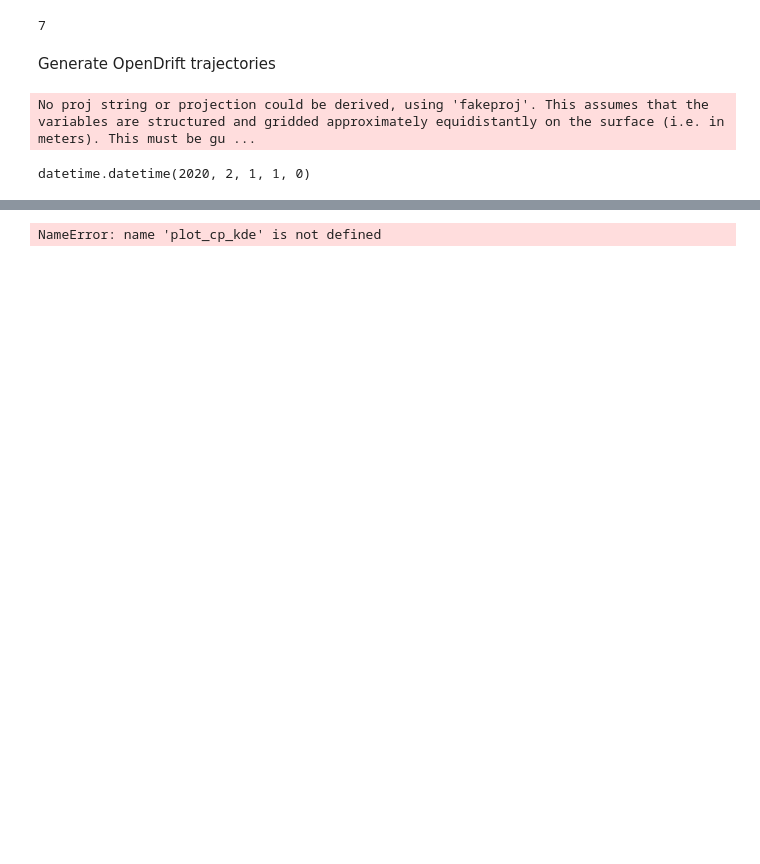
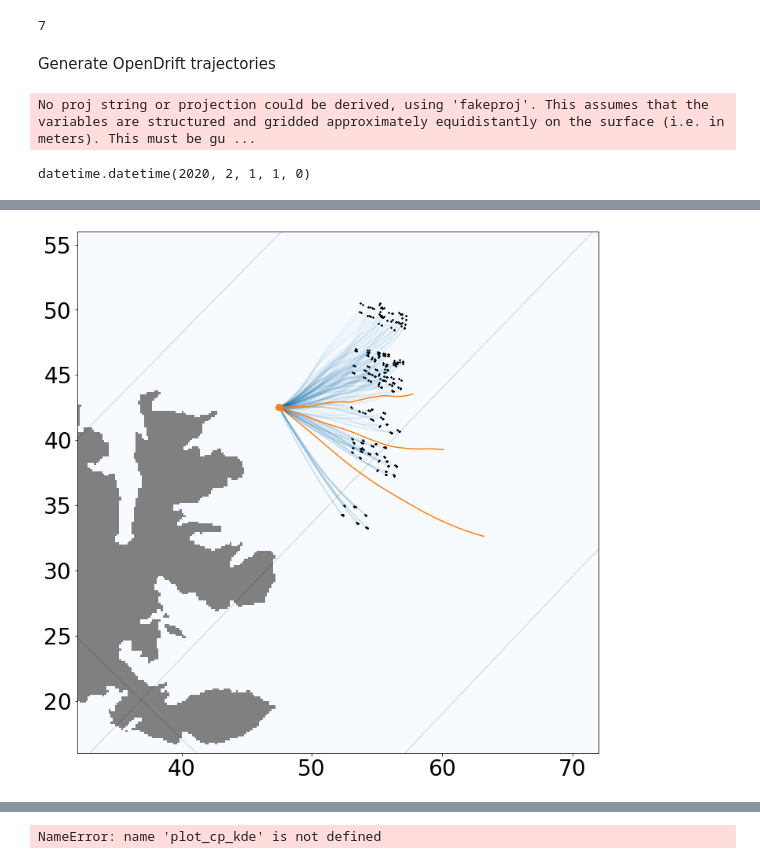
Before and after one commit to sintefmath/reduced-gravity-ocean-model, a Jupyter notebook: notebooks/NorthCape/Barents-BarotropicDrifters.ipynb, the cells around one changed output, grey strips where cells are left out. Cells and saved outputs as stored; diff of their text form; code cells hidden in the pictures; blank space fills up the shorter version.

Commit message:
Minor updates in the plots

```diff
--- a/notebooks/NorthCape/Barents-BarotropicDrifters.ipynb
+++ b/notebooks/NorthCape/Barents-BarotropicDrifters.ipynb
@@ -400,7 +400,7 @@ Import saved results
 from gpuocean.utils import Observation
 # %%
 timestamp = None
-timestamp = "2023-04-12T09_50_29"
+timestamp = "2023-04-12T09_43_01PAPER"
 # %%
 crossprod_trajectories = []
 
@@ -502,5 +502,5 @@ o_trajectories = [opendrift_trajectories(wind_drift_factor) for wind_drift_facto
 # %%
-def plot_cp_trajectories(crossprod_trajectories, o_trajectories, drifter_id):
+def plot_cp_trajectories(drifter_id, crossprod_trajectories, o_trajectories, zoom=[0,None,0,None]):
     with plt.rc_context({'lines.color':'black',
                             'text.color':'black',
                             'axes.labelcolor':'black',
@@ -509,13 +509,22 @@ def plot_cp_trajectories(crossprod_trajectories, o_trajectories, drifter_id):
         fig, ax = plt.subplots(1,1, figsize=(10,10))
         ax.tick_params(axis='both', which='major', labelsize=28)
 
-        domain_extent = [0, (x1-x0)*160.0/1000,
-                         0, (y1-y0)*160.0/1000]
+        zoom_x0, zoom_x1, zoom_y0, zoom_y1 = zoom
+
+        if zoom_x1 is None:
+            dom_x1 = (x1-x0)
+        else:
+            dom_x1 = zoom_x1
+        if zoom_y1 is None:
+            dom_y1 = (y1-y0)
+        else:
+            dom_y1 = zoom_y1
+        domain_extent = [zoom_x0*dx/1000, dom_x1*dx/1000, zoom_y0*dy/1000, dom_y1*dy/1000]
 
         bg_cmap = copy.deepcopy(plt.cm.Blues)
         bg_cmap.set_bad("grey", alpha = 1.0)
 
-        ax.imshow(np.ma.array(nc["mask_rho"][y0:y1, x0:x1], mask=(1-nc["mask_rho"][y0:y1, x0:x1])), interpolation="none", origin='lower',
+        ax.imshow(np.ma.array(nc["mask_rho"][y0:y1, x0:x1][zoom_y0:zoom_y1, zoom_x0:zoom_x1], mask=(1-nc["mask_rho"][y0:y1, x0:x1][zoom_y0:zoom_y1, zoom_x0:zoom_x1])), interpolation="none", origin='lower',
                         cmap=bg_cmap, extent=domain_extent, zorder=-10)
 
 
@@ -523,8 +532,8 @@ def plot_cp_trajectories(crossprod_trajectories, o_trajectories, drifter_id):
             lat = np.array(nc.variables["lat_rho"])
             lon = np.array(nc.variables["lon_rho"])
 
-            spec_lat = lat[y0:y1, x0:x1]
-            spec_lon = lon[y0:y1, x0:x1]
+            spec_lat = lat[y0:y1, x0:x1][zoom_y0:zoom_y1, zoom_x0:zoom_x1]
+            spec_lon = lon[y0:y1, x0:x1][zoom_y0:zoom_y1, zoom_x0:zoom_x1]
 
             cont_lon_case = ax.contour(spec_lon, levels = np.arange(20, 30, 0.5), extent=domain_extent, colors='k', alpha=0.2, linewidths=0.8, zorder=1)
             cont_lat_case = ax.contour(spec_lat, levels = np.arange(70, 72, 0.5), extent=domain_extent, colors='k', alpha=0.2, linewidths=0.8, zorder=1)
@@ -537,7 +546,7 @@ def plot_cp_trajectories(crossprod_trajectories, o_trajectories, drifter_id):
         dummy_path = crossprod_trajectories[0].get_drifter_path(drifter_id, 0,  T, in_km = True)[0]
         start_pos = dummy_path[0,:]
         circ_start = matplotlib.patches.Circle((start_pos[0], start_pos[1]),
-                                                0.01, color = 'black', fill=True, zorder=2)
+                                                0.25, color = 'C1', fill=True, zorder=2)
         ax.add_patch(circ_start)
 
         # Save paths to array
@@ -583,6 +592,4 @@ def plot_cp_trajectories(crossprod_trajectories, o_trajectories, drifter_id):
             # end_pos = path[-1,:]
             # ax.scatter(end_pos[0], end_pos[1], marker='x', color='black', s=2, linewidths=1, alpha=0.5, zorder=6)
 
-
-
         # ax.plot(((np.array(opendrift_results["x"][0] ) - x0)*50.0)/1000, ((np.array(opendrift_results["y"][0] ) - y0)*50.0)/1000, c="red")
@@ -599,0 +596,4 @@ for drifter_id in range(num_drifters):
+# %%
+plot_cp_trajectories(0, crossprod_trajectories, o_trajectories, zoom=[200, 450, 100,350])
+# %% [output]
+[figure, added]
```
Also changed, not shown: parts of 9 cells of this notebook, 1 other file.
